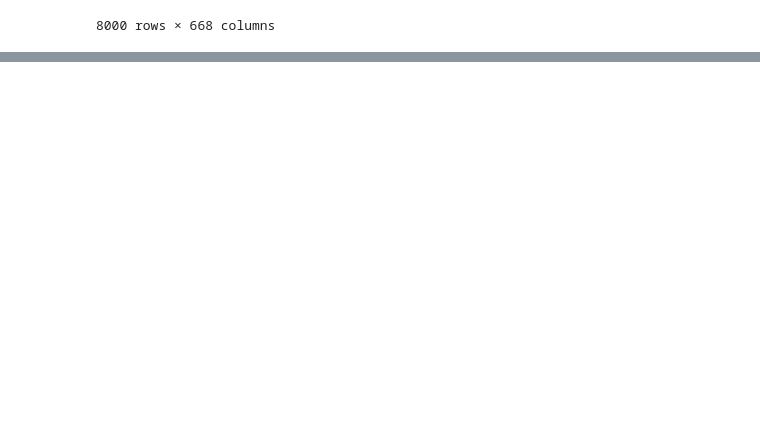
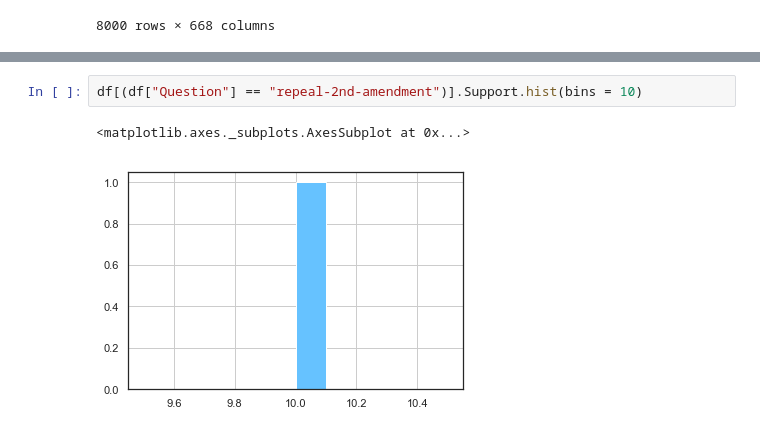
Before and after one commit to jaebooker/OvertonObservatory, a Jupyter notebook: OvertonObservatory.ipynb, the cells around one changed output, grey strips where cells are left out. Saved outputs shown, nothing was run; the diff lists cells and outputs as text; blank space fills up the shorter version.

```diff
--- a/OvertonObservatory.ipynb
+++ b/OvertonObservatory.ipynb
@@ -229,0 +238,5 @@ hdf
+# %%
+df[(df["Question"] == "repeal-2nd-amendment")].Support.hist(bins = 10)
+# %% [output]
+<matplotlib.axes._subplots.AxesSubplot at 0x...>
+[figure, added]
```
Also changed, not shown: parts of 8 cells of this notebook, 4 other files.
